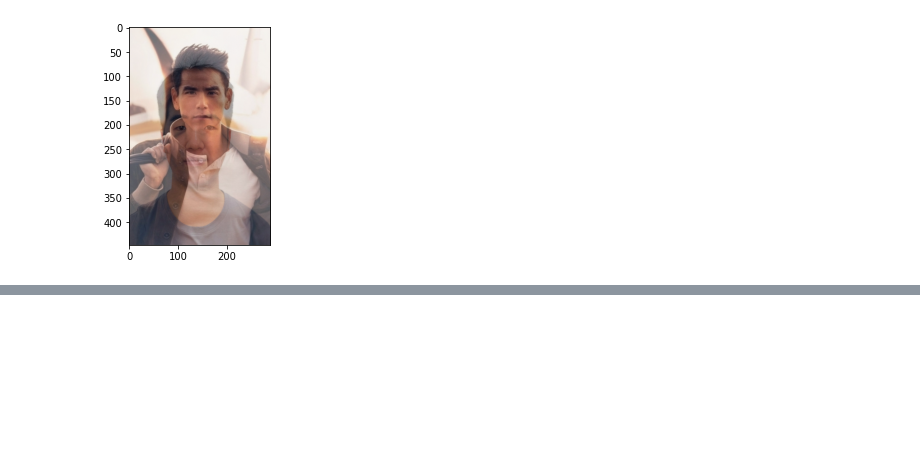
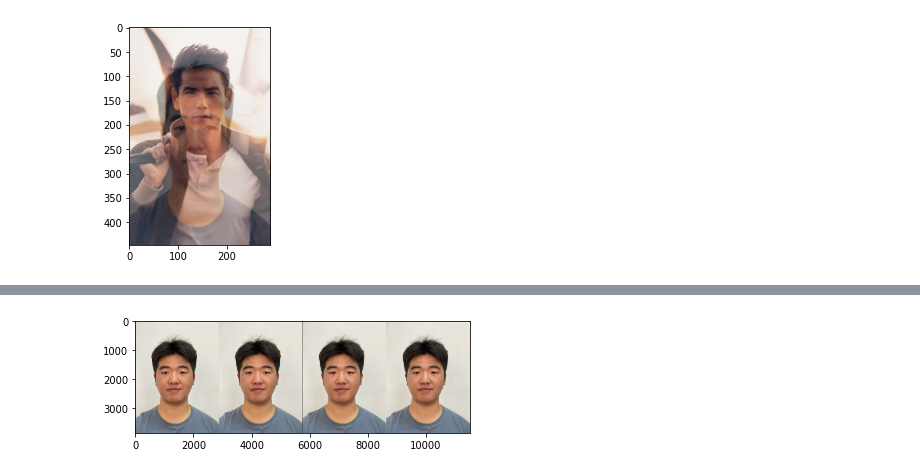
Before and after one commit to alxcy0712/raspberry, a Jupyter notebook: opencv.ipynb, the cells around one changed output, grey strips where cells are left out. Saved outputs shown, nothing was run; the diff lists cells and outputs as text; code cells hidden in the pictures; blank space fills up the shorter version.

```diff
--- a/opencv.ipynb
+++ b/opencv.ipynb
@@ -134,0 +147,13 @@ show(img_add)
+# %%
+img = cv2.imread('lxc.jpg')
+img_blur = cv2.blur(img,(10,10))                         #在10*10的空间内取平均值
+img_box = cv2.boxFilter(img,-1,(3,3),normalize = True)   #-1表示颜色通道数一致 normalize归一化：true和blur一致 false表示加起来不除9，超过会取255
+img_gaussian = cv2.GaussianBlur(img,(5,5),1)             #高斯内核大小5*5   1可以换为0～1之间的小数 代表权重
+img_median = cv2.medianBlur(img,5)                       #模板尺寸大小5*5
+#imgs = [img,img_blur,img_box,img_gaussian,img_median]
+#titles = ['original','blur','box','gaussian','median']
+#showList(imgs,titles)
+res = np.hstack((img_blur,img_box,img_gaussian,img_median))
+show(res)
+# %% [output]
+[figure, added]
```
Also changed, not shown: parts of 13 cells of this notebook.
